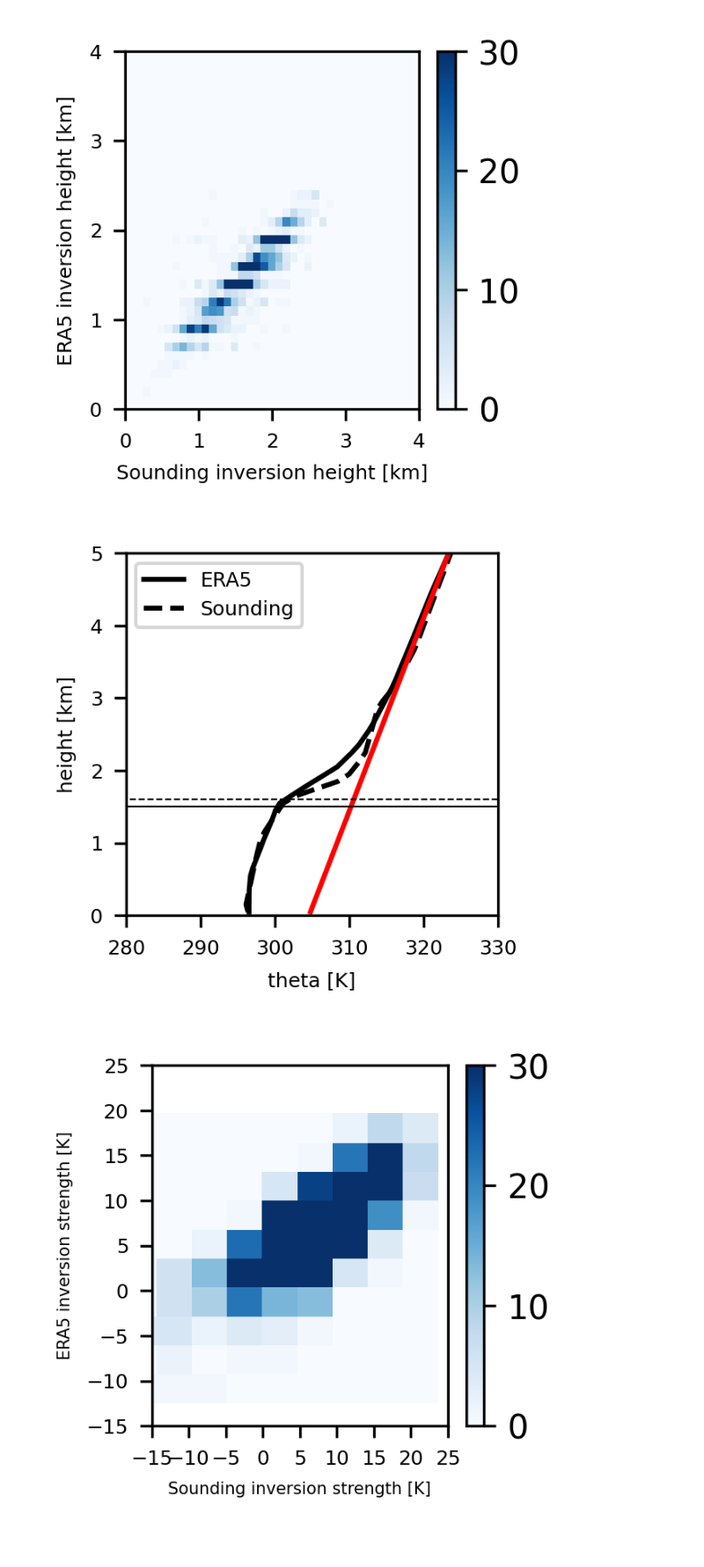
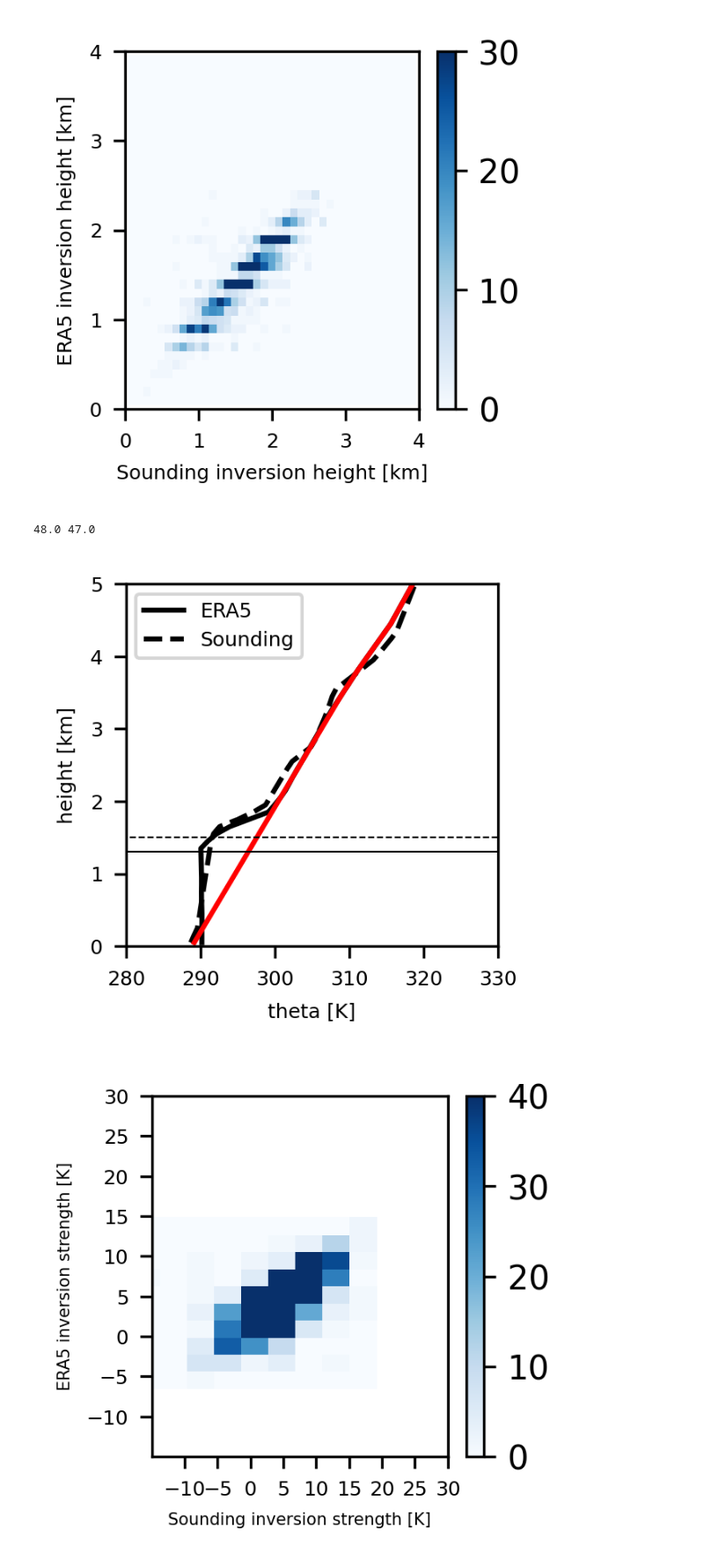
Before and after one commit to HuangJin-De/Machine-Learning-in-Atmospheric-Thermodynamics, a Jupyter notebook: hw04-1/hw04-1.ipynb, the cells around one changed output. Shown at 88% size. Drawn from its saved outputs; the diff is of its cells as text; code cells hidden in the pictures.

```diff
--- a/hw04-1/hw04-1.ipynb
+++ b/hw04-1/hw04-1.ipynb
@@ -31,8 +32,8 @@ print(data.shape)
 #print(data[1,1,2,1:40])
 #print(data[1,1,0,1:40])
 
-temp=np.zeros([data.shape[0],100])
-inver_era=np.argmax(data[:,0,2,0:100],1)
+temp=np.zeros([data.shape[0],99])
+inver_era=np.argmax(data[:,0,2,0:99],1)
 indx=np.arange(temp.shape[0])
 indy=inver_era
 temp[indx,indy]=1
@@ -42,8 +43,8 @@ mask_era=np.copy(temp)
 #print(np.sum(mask_era,0),np.sum(mask_era))
 print(np.sum(mask_era))
 
-temp=np.zeros([data.shape[0],100])
-inver_snd=np.argmax(data[:,1,2,0:100],1)
+temp=np.zeros([data.shape[0],99])
+inver_snd=np.argmax(data[:,1,2,0:99],1)
 indx=np.arange(temp.shape[0])
 indy=inver_snd
 temp[indx,indy]=1
@@ -99,7 +100,7 @@ print(ax.shape,data.shape)
 for n in range(0,inver_era.shape[0]):
   if inver_era[n]==0 and inver_snd[n]==0:
     print(inver_era[n],inver_snd[n])
-    ax[a].plot(data[n,0,0,0:100],z,'k-',data[n,1,0,0:100],z,'k--')
+    ax[a].plot(data[n,0,0,0:99],z,'k-',data[n,1,0,0:99],z,'k--')
     ax[a].plot([0.,600.],[0.1*inver_era[n],0.1*inver_era[n]],'k-',[0.,600.],[0.1*inver_snd[n],0.1*inver_snd[n]],'k--',lw=0.5)
     ax[a].set_ylim([0,5])
     ax[a].set_xlim([280,330])
@@ -108,7 +109,7 @@ for n in range(0,inver_era.shape[0]):
     ax[a].tick_params(labelsize=6)
     color='tab:cyan'
     ax2=ax[a].twiny()
-    ax2.plot(data[n,0,1,0:100],z,'c-',data[n,1,1,0:100],z,'c--')
+    ax2.plot(data[n,0,1,0:99],z,'c-',data[n,1,1,0:99],z,'c--')
     ax2.set_xlim([-1,1])
     ax2.set_xticks(np.arange(0,1.1,0.5))
     ax2.tick_params(axis='x',labelcolor=color,labelsize=6)
@@ -135,7 +136,7 @@ print(ax.shape,data.shape)
 for n in range(0,inver_era.shape[0]):
   if inver_era[n]>0 and inver_snd[n]>0:
     print(inver_era[n],inver_snd[n])
-    ax[a].plot(data[n,0,0,0:100],z,'k-',data[n,1,0,0:100],z,'k--')
+    ax[a].plot(data[n,0,0,0:99],z,'k-',data[n,1,0,0:99],z,'k--')
     ax[a].plot([0.,600.],[0.1*inver_era[n],0.1*inver_era[n]],'k-',[0.,600.],[0.1*inver_snd[n],0.1*inver_snd[n]],'k--',lw=0.5)
     ax[a].set_ylim([0,5])
     ax[a].set_xlim([280,330])
@@ -144,7 +145,7 @@ for n in range(0,inver_era.shape[0]):
     ax[a].tick_params(labelsize=6)
     color='tab:cyan'
     ax2=ax[a].twiny()
-    ax2.plot(data[n,0,1,0:100],z,'c-',data[n,1,1,0:100],z,'c--')
+    ax2.plot(data[n,0,1,0:99],z,'c-',data[n,1,1,0:99],z,'c--')
     ax2.set_xlim([-1,1])
     ax2.set_xticks(np.arange(0,1.1,0.5))
     ax2.tick_params(axis='x',labelcolor=color,labelsize=6)
@@ -187,47 +188,68 @@ fig.colorbar(cm)
 # %%
 interp_era=np.copy(data[:,0,0,:])
 rate_era=np.copy(data[:,0,2,100])
+ind_era=np.copy(data[:,0,2,99])
 interp_snd=np.copy(data[:,1,0,:])
 rate_snd=np.copy(data[:,1,2,100])
+ind_snd=np.copy(data[:,1,2,99])
 
-for n in range(49,0,-1):
-  interp_era[:,n-1]=interp_era[:,n]-100.*rate_era
-  interp_snd[:,n-1]=interp_snd[:,n]-100.*rate_snd
+#print(rate_era[0:40])
+#print(ind_era[0:40])
+
+print(np.max(ind_snd),np.max(ind_era))
+
+for t in range(0,interp_era.shape[0]):
+  nn=ind_era[t].astype(np.int64)
+  for n in range(nn,0,-1):
+    interp_era[t,n-1]=interp_era[t,n]-100.*rate_era[t]
+  nn=ind_snd[t].astype(np.int64)
+  for n in range(nn,0,-1):
+    interp_snd[t,n-1]=interp_snd[t,n]-100.*rate_snd[t]
+
+  #print(t)
+
+#n=190
+#print(ind_snd[n],ind_era[n],rate_snd[n],rate_era[n])
+#print(interp_era[n,:],interp_snd[n,:])
+#print(inver_era[n],inver_snd[n])
 
 a=0
 inv_era=[]
 inv_snd=[]
 for n in range(0,inver_era.shape[0]):
   if inver_era[n]>0 and inver_snd[n]>0:
+    #print(a,n,inver_era[n],inver_snd[n])
     if a==0:
       fig,ax=plt.subplots(nrows=1,ncols=1,figsize=(2,2),dpi=300)
-      ax.plot(data[n,0,0,0:100],z,'k-',data[n,1,0,0:100],z,'k--',interp_era[n,0:100],z,'r-')
+      ax.plot(data[n,0,0,0:99],z,'k-',data[n,1,0,0:99],z,'k--',interp_era[n,0:99],z,'r-')
       ax.plot([0.,600.],[0.1*inver_era[n],0.1*inver_era[n]],'k-',[0.,600.],[0.1*inver_snd[n],0.1*inver_snd[n]],'k--',lw=0.5)
       ax.set_ylim([0,5])
       ax.set_xlim([280,330])
       ax.set_xticks(np.arange(280,331,10))
       ax.set_xlabel('theta [K]',fontsize=6)
       ax.tick_params(labelsize=6)
       ax.legend(['ERA5','Sounding'],loc=2,fontsize=6)
       ax.set_ylabel('height [km]',fontsize=6)
 
     inv=interp_era[n,inver_era[n]]-data[n,0,0,inver_era[n]]
     inv_era.append(inv)
     inv=interp_snd[n,inver_snd[n]]-data[n,1,0,inver_snd[n]]
     inv_snd.append(inv)
 
     a=a+1
 
+
 fig,ax=plt.subplots(nrows=1,ncols=1,figsize=(2,2),dpi=300)
-cm=plt.hist2d(inv_snd,inv_era,cmap='Blues',vmin=0,vmax=30)
+cm=plt.hist2d(inv_snd,inv_era,cmap='Blues',vmin=0,vmax=40)
 plt.colorbar()
 ax.set_ylim([-15,20])
 ax.set_xlim([-15,20])
-ax.set_xticks(np.arange(-15,26,5))
-ax.set_yticks(np.arange(-15,26,5))
+ax.set_xticks(np.arange(-10,31,5))
+ax.set_yticks(np.arange(-10,31,5))
 ax.set_xlabel('Sounding inversion strength [K]',fontsize=5)
 ax.set_ylabel('ERA5 inversion strength [K]',fontsize=5)
 ax.tick_params(labelsize=6)
 # %% [output]
+48.0 47.0
-[figure, old version]
+[figure, new version]
-[figure, old version]
+[figure, new version]
```
Also changed, not shown: parts of 5 cells of this notebook.
